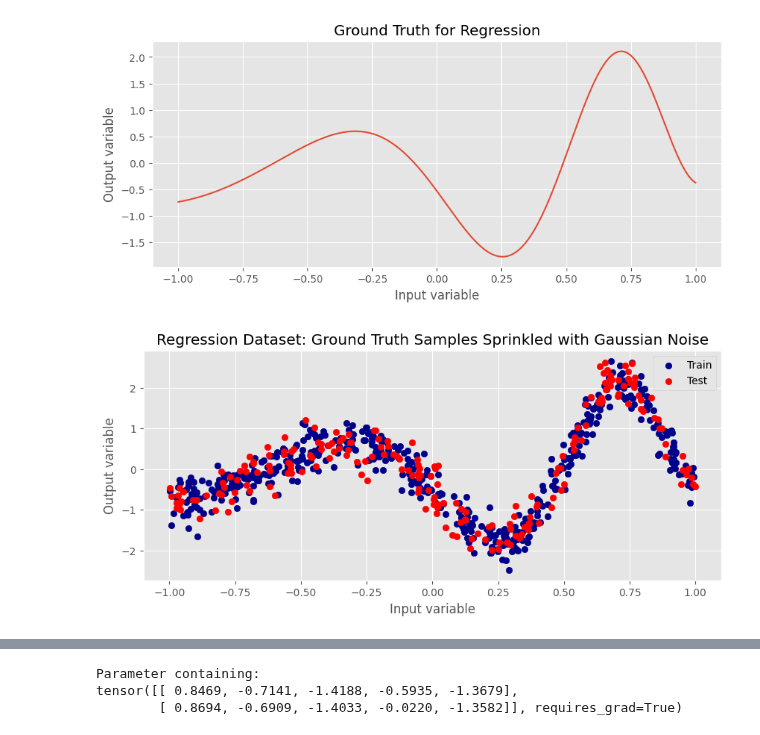
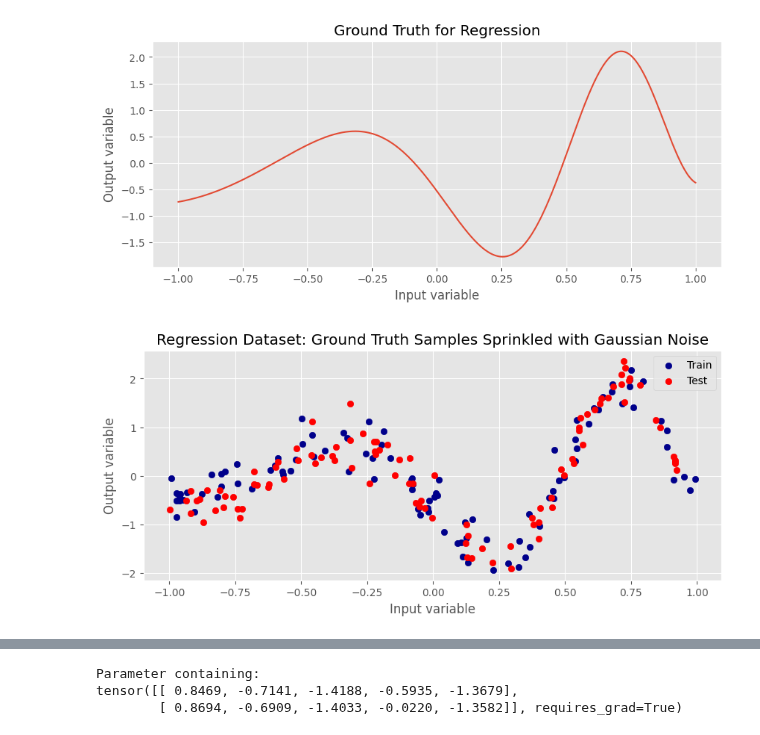
Before and after one commit to Marco-Gal/Bayesian-Neural-Network-Project, a Jupyter notebook: t distribution toy problems/trying multimodal.ipynb, the cells around one changed output, grey strips where cells are left out. Cells and saved outputs as stored; diff of their text form; code cells hidden in the pictures.

```diff
--- a/t distribution toy problems/trying multimodal.ipynb
+++ b/t distribution toy problems/trying multimodal.ipynb
@@ -32,30 +32,30 @@ plt.show()
 # %%
 def gen_gaussian_noise(size=100, noise=0.5, split=0.3):
     xs = np.linspace(-1, 1, 1000)
     ys = normalised_ground_truth(xs)
     samp_ind = np.random.randint(0, 999, size)
     x_samps = xs[samp_ind]
     y_samps = ys[samp_ind] + np.random.normal(0, noise, size)
     return train_test_split(x_samps, y_samps, test_size=split)
 
 np.random.seed(42)
 
-x_tr, x_te, y_tr, y_te = gen_gaussian_noise(size=715, noise=0.3) # should give 500 train
+x_tr, x_te, y_tr, y_te = gen_gaussian_noise(size=200, noise=0.3, split = 0.5) # should give 500 train
 plt.title("Regression Dataset: Ground Truth Samples Sprinkled with Gaussian Noise")
 plt.scatter(x_tr, y_tr, label='Train', color='darkblue')
 plt.scatter(x_te, y_te, label='Test', color='red')
 plt.xlabel('Input variable')
 plt.ylabel('Output variable')
 plt.legend()
 plt.show()
 
 # transpose the pytorch tensor so it fits as expected later
 x_tr = torch.FloatTensor(x_tr).unsqueeze(-1)
 y_tr = torch.FloatTensor(y_tr).unsqueeze(-1)
 x_te = torch.FloatTensor(x_te).unsqueeze(-1)
 y_te = torch.FloatTensor(y_te).unsqueeze(-1)
 # %% [output]
-[figure, old version]
+[figure, new version]
 # %%
 class GaussianMixtureLayer(nn.Module):
     """Represents a mean-field Gaussian distribution over each layer of the network."""
```
Also changed, not shown: parts of 6 cells of this notebook, 2 other files.
